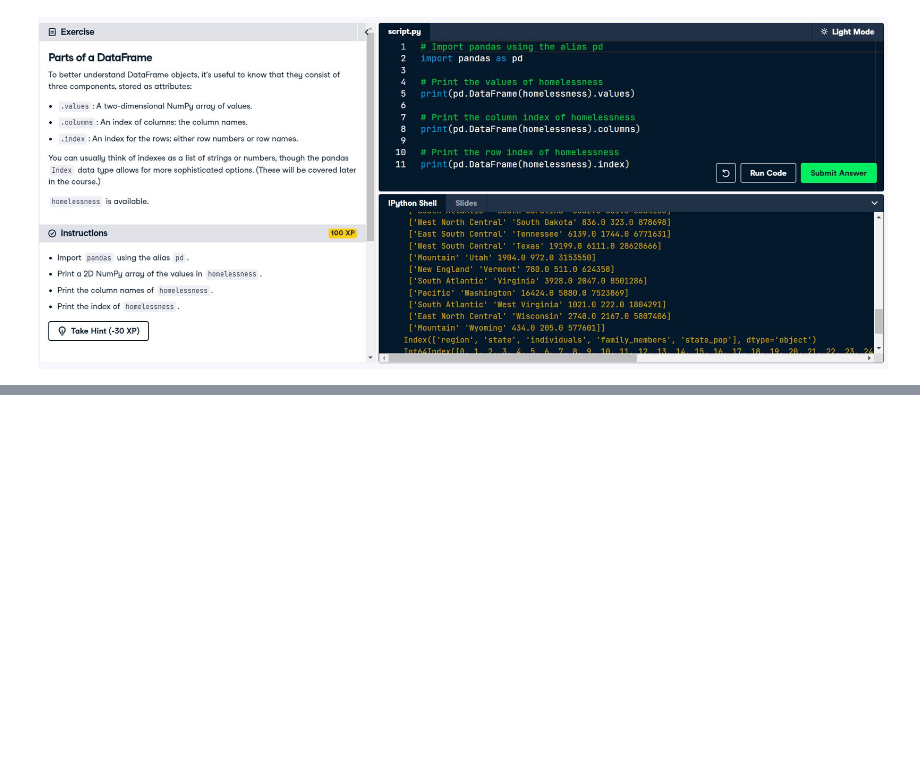
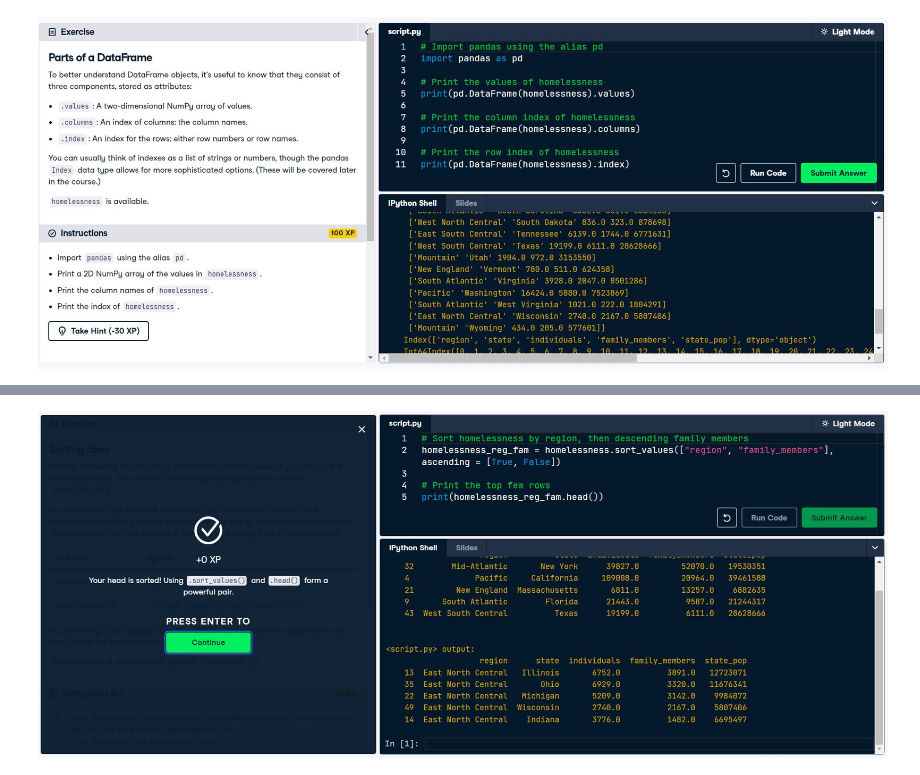
Before and after one commit to h-sutiwas/Python-for-Data-Science, a Jupyter notebook: Data Manipulation with pandas/Transforming DataFrames.ipynb, the cells around one changed output, grey strips where cells are left out. Saved outputs shown, nothing was run; the diff lists cells and outputs as text; code cells hidden in the pictures; blank space fills up the shorter version.

```diff
--- a/Data Manipulation with pandas/Transforming DataFrames.ipynb
+++ b/Data Manipulation with pandas/Transforming DataFrames.ipynb
@@ -59,0 +72,16 @@ display(IPImage(data=buf.read(), format='jpeg'))
+# %%
+# Open the image file
+img3 = Image.open('C:\Online Learning\DataCamp\Associate Data Scientist in Python\Picture\Transforming DataFrames\Screenshot 2024-06-23 230701.png')
+
+# Convert the image from RGBA to RGB
+rgb_img3 = img3.convert('RGB')
+
+# Save the image to a bytes buffer in JPEG format
+buf = io.BytesIO()
+rgb_img3.save(buf, format='JPEG')
+buf.seek(0)
+
+# Display the image in the notebook
+display(IPImage(data=buf.read(), format='jpeg'))
+# %% [output]
+[figure, added]
```
Also changed, not shown: parts of 3 cells of this notebook.
